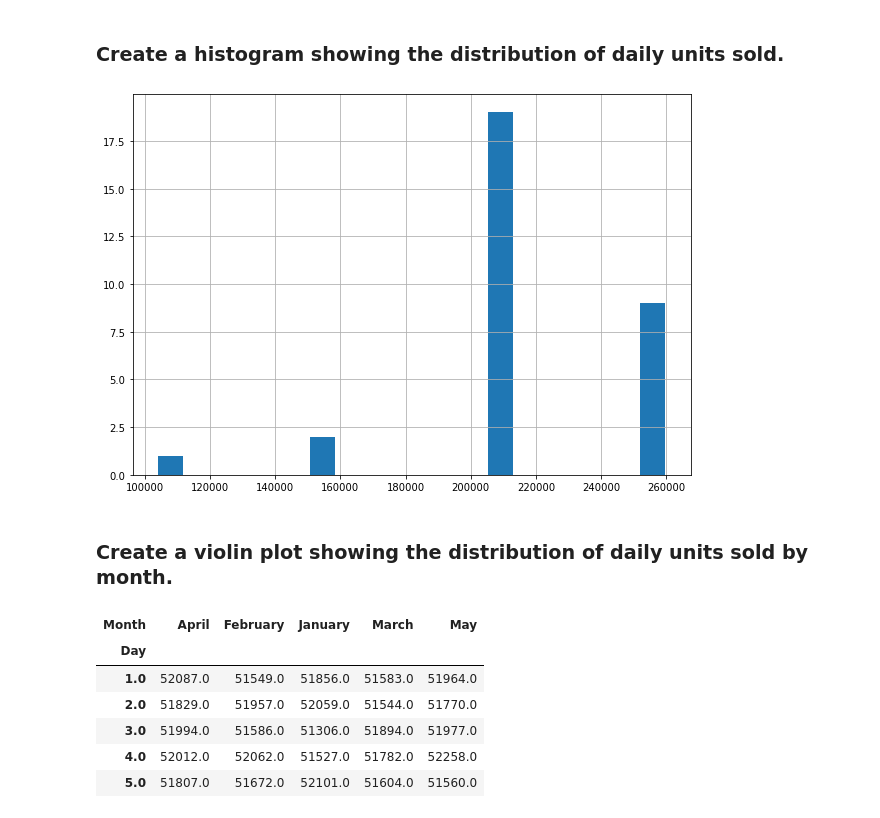
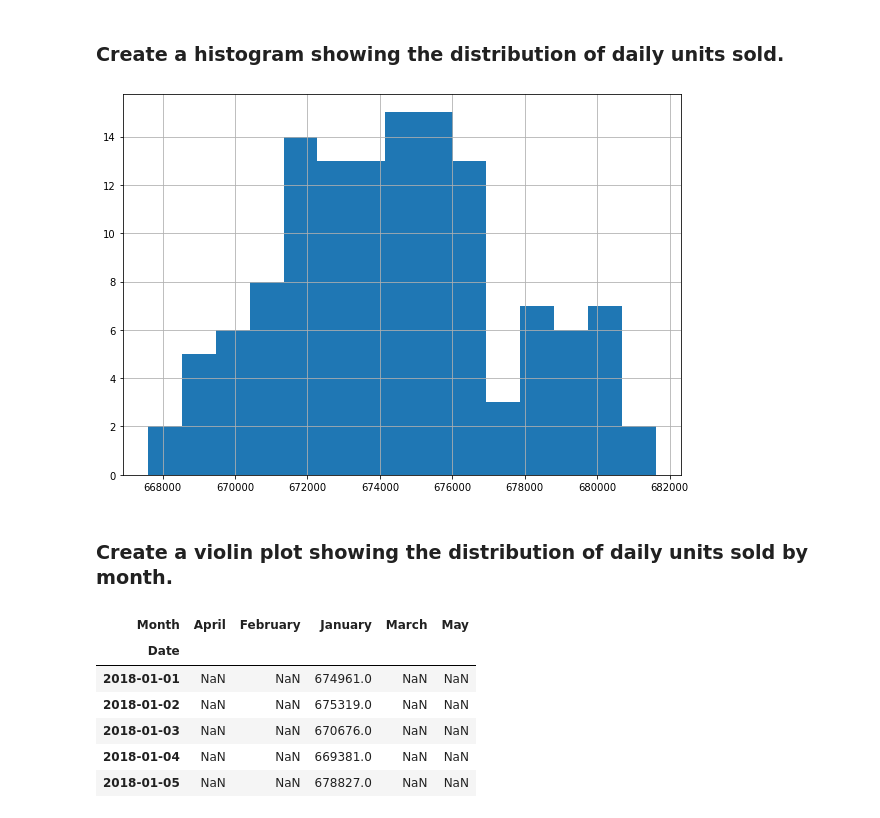
Before and after one commit to thinkful-dsi-grackle/dsi7_student_pair_work, a Jupyter notebook: week11_time_series/2_tuesday/Aaron_Time_Series_Day_2_Morning Assignment.ipynb, the cells around one changed output. Saved outputs shown, nothing was run; the diff lists cells and outputs as text; code cells hidden in the pictures.

```diff
--- a/week11_time_series/2_tuesday/Aaron_Time_Series_Day_2_Morning Assignment.ipynb
+++ b/week11_time_series/2_tuesday/Aaron_Time_Series_Day_2_Morning Assignment.ipynb
@@ -74,6 +74,7 @@ memory usage: 464.0+ MB
 sales_df['Weekday'] = sales_df.SalesDate.dt.weekday
 sales_df['Day'] = sales_df.SalesDate.dt.day
 sales_df['Month'] = sales_df.SalesDate.dt.strftime('%B')
+sales_df['Date'] = sales_df.SalesDate.dt.date
 sales_df.head()
 # %% [output]
 |  | SalesID | SalesPersonID | CustomerID | ProductID | Quantity | Discount | TotalPrice | SalesDate | ... |
@@ -186,24 +202,24 @@ sns.heatmap(heatmap_df, annot=True, fmt='.1f')
 ### Create a histogram showing the distribution of daily units sold.
 # %%
 plt.figure(figsize=(10,7))
-sales_df.groupby('Day').count()['Quantity'].hist(bins=20)
+sales_df.groupby('Date').sum()['Quantity'].hist(bins=15)
 plt.show()
 # %% [output]
-[figure, old version]
+[figure, new version]
 # %% [markdown]
 ### Create a violin plot showing the distribution of daily units sold by month.
 # %%
-sales_month = sales_df.pivot_table(index='Day',
-                    columns='Month', values='Quantity', aggfunc='count')
+sales_month = sales_df.pivot_table(index='Date',
+                    columns='Month', values='Quantity', aggfunc='sum')
 sales_month.head()
 # %% [output]
 | Month | April | February | January | March | May |
-| Day |  |  |  |  |  |
-| 1.0 | 52087.0 | 51549.0 | 51856.0 | 51583.0 | 51964.0 |
-| 2.0 | 51829.0 | 51957.0 | 52059.0 | 51544.0 | 51770.0 |
-| 3.0 | 51994.0 | 51586.0 | 51306.0 | 51894.0 | 51977.0 |
-| 4.0 | 52012.0 | 52062.0 | 51527.0 | 51782.0 | 52258.0 |
-| 5.0 | 51807.0 | 51672.0 | 52101.0 | 51604.0 | 51560.0 |
+| Date |  |  |  |  |  |
+| 2018-01-01 | NaN | NaN | 674961.0 | NaN | NaN |
+| 2018-01-02 | NaN | NaN | 675319.0 | NaN | NaN |
+| 2018-01-03 | NaN | NaN | 670676.0 | NaN | NaN |
+| 2018-01-04 | NaN | NaN | 669381.0 | NaN | NaN |
+| 2018-01-05 | NaN | NaN | 678827.0 | NaN | NaN |
 # %%
 plt.figure(figsize=(10,7))
 sns.violinplot(data=sales_month)
```
Also changed, not shown: parts of 10 cells of this notebook.
